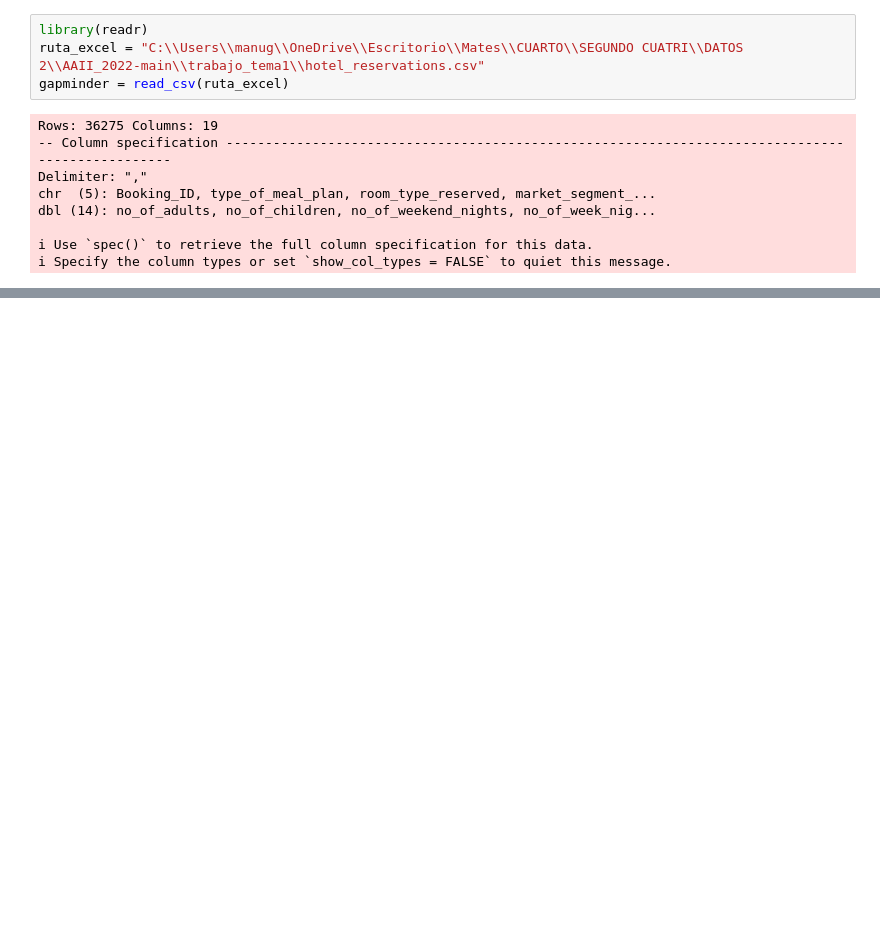
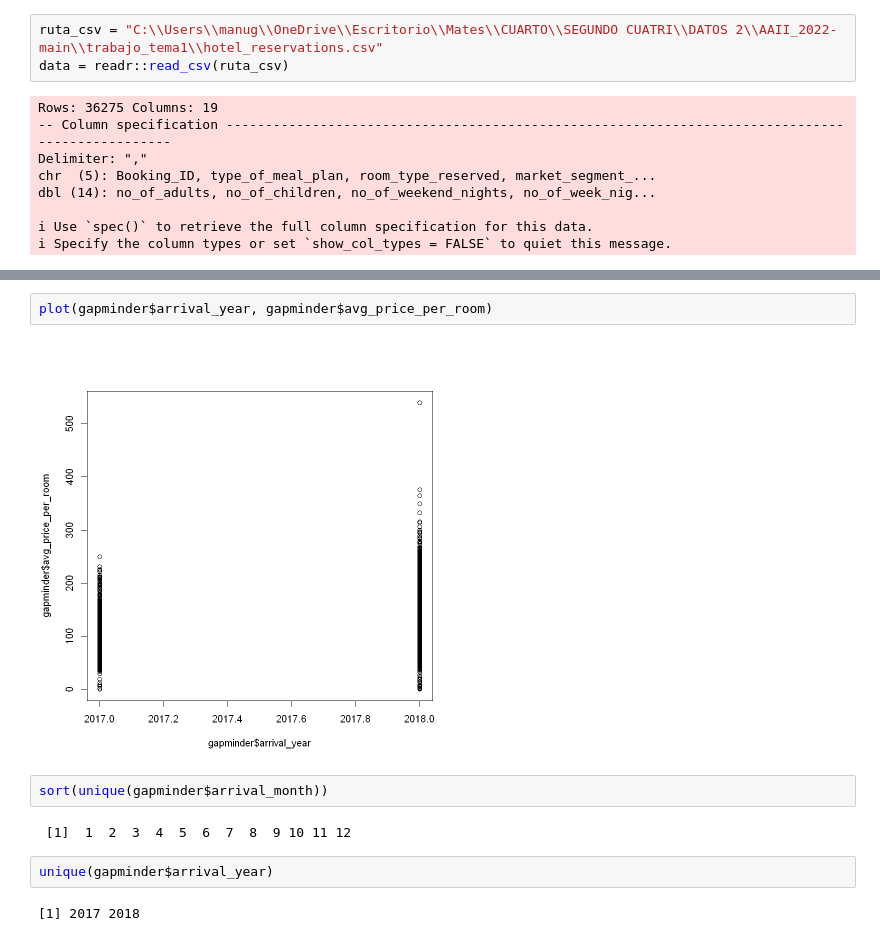
Before and after one commit to mgp165/trabajo_tema1, a Jupyter notebook: trabajo.ipynb, the cells around one changed output, grey strips where cells are left out. Saved outputs shown, nothing was run; the diff lists cells and outputs as text; blank space fills up the shorter version.

```diff
--- a/trabajo.ipynb
+++ b/trabajo.ipynb
@@ -18,7 +7,6 @@ The downloaded binary packages are in
 # %%
-library(readr)
-ruta_excel = "C:\\Users\\manug\\OneDrive\\Escritorio\\Mates\\CUARTO\\SEGUNDO CUATRI\\DATOS 2\\AAII_2022-main\\trabajo_tema1\\hotel_reservations.csv"
-gapminder = read_csv(ruta_excel)
+ruta_csv = "C:\\Users\\manug\\OneDrive\\Escritorio\\Mates\\CUARTO\\SEGUNDO CUATRI\\DATOS 2\\AAII_2022-main\\trabajo_tema1\\hotel_reservations.csv"
+data = readr::read_csv(ruta_csv)
 # %% [output]
 Rows: 36275 Columns: 19
 -- Column specification ------------------------------------------------------------------------------------------------
@@ -100,0 +156,12 @@ hist(gapminder$no_of_adults)
+# %%
+plot(gapminder$arrival_year, gapminder$avg_price_per_room)
+# %% [output]
+[figure, added]
+# %%
+sort(unique(gapminder$arrival_month))
+# %% [output]
+ [1]  1  2  3  4  5  6  7  8  9 10 11 12
+# %%
+unique(gapminder$arrival_year)
+# %% [output]
+[1] 2017 2018
```
Also changed, not shown: parts of 22 cells of this notebook.
